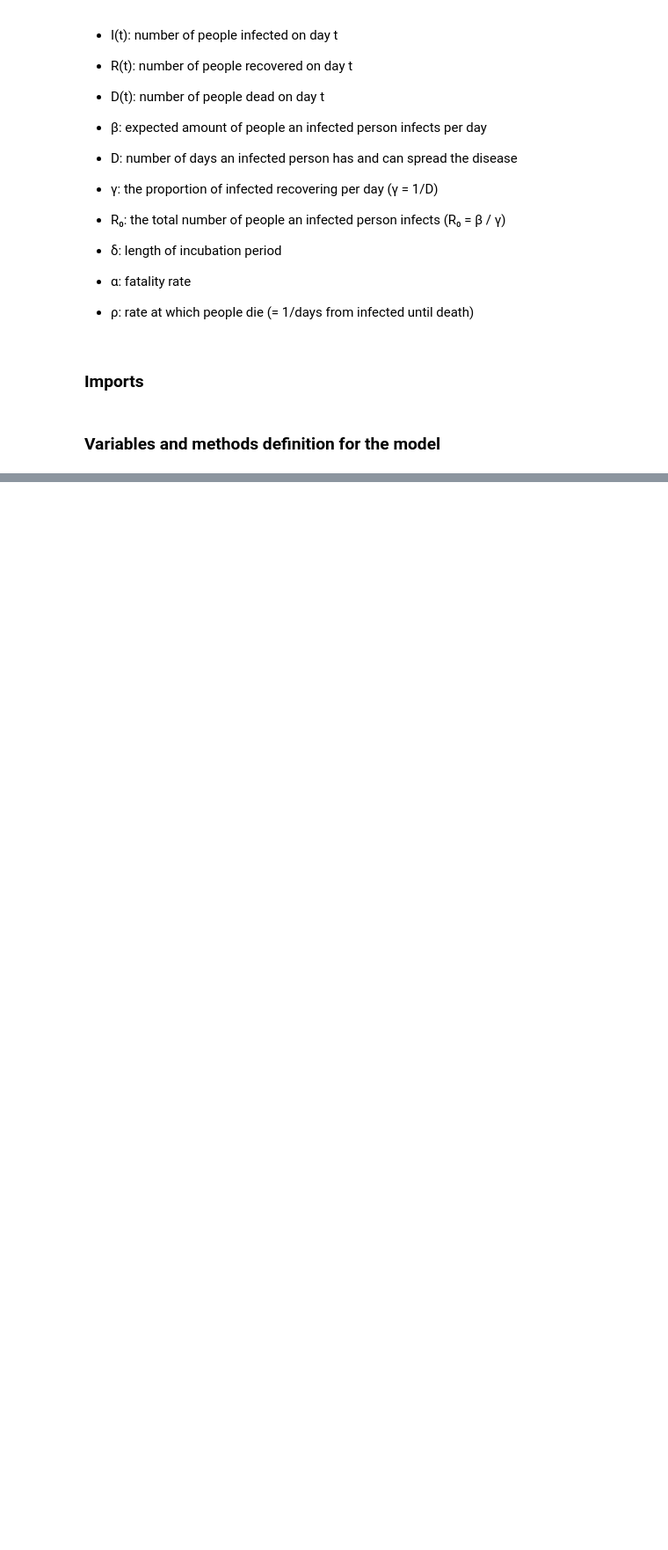
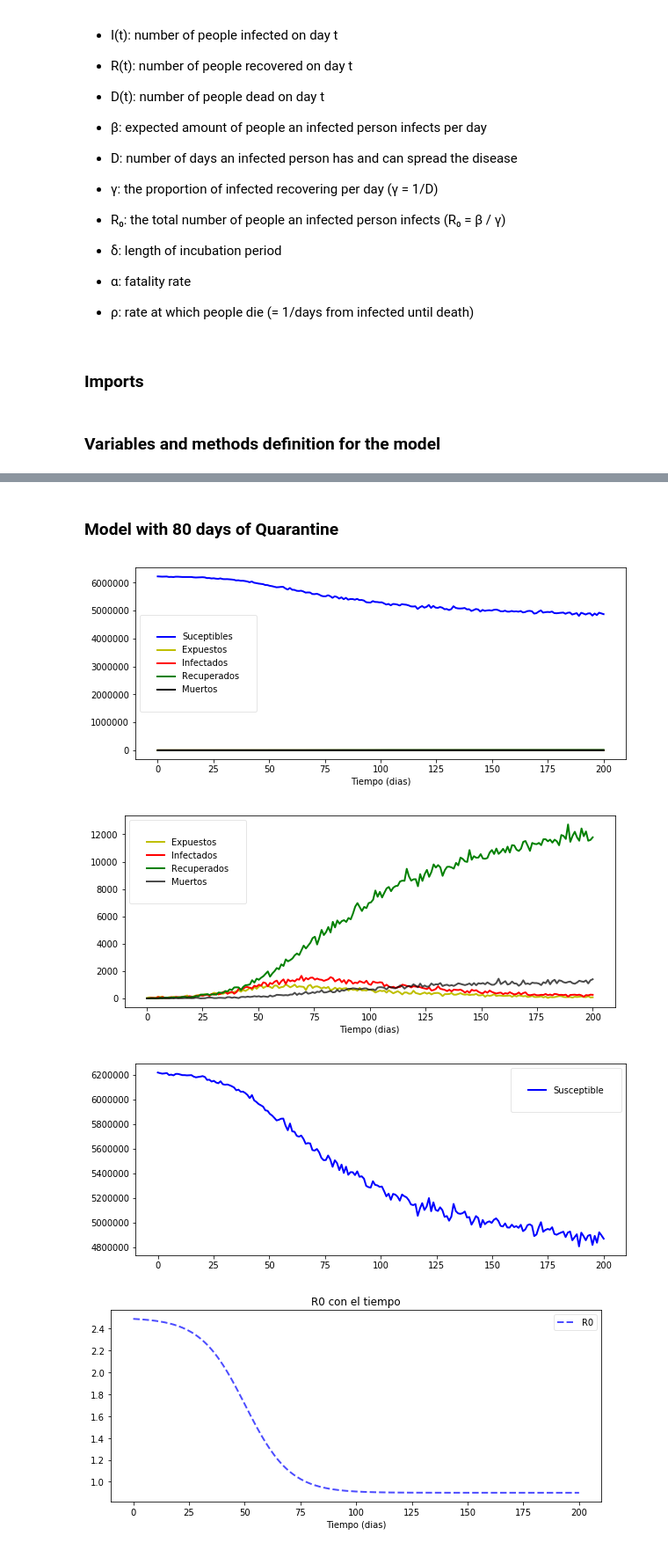
Before and after one commit to memoherreraacosta/modelo_seir, a Jupyter notebook: Model_refactored_by_Daniela.ipynb, the cells around one changed output, grey strips where cells are left out. Shown at 88% size. Saved outputs shown, nothing was run; the diff lists cells and outputs as text; code cells hidden in the pictures; blank space fills up the shorter version.

```diff
--- a/Model_refactored_by_Daniela.ipynb
+++ b/Model_refactored_by_Daniela.ipynb
@@ -209,0 +235,9 @@ data_time(40,ret)
+# %% [markdown]
+### Model with 80 days of Quarantine
+# %%
+seir(L=80, lockdown_start=20, days=200)
+# %% [output]
+[figure, added]
+[figure, added]
+[figure, added]
+[figure, added]
```
Also changed, not shown: parts of 6 cells of this notebook.
